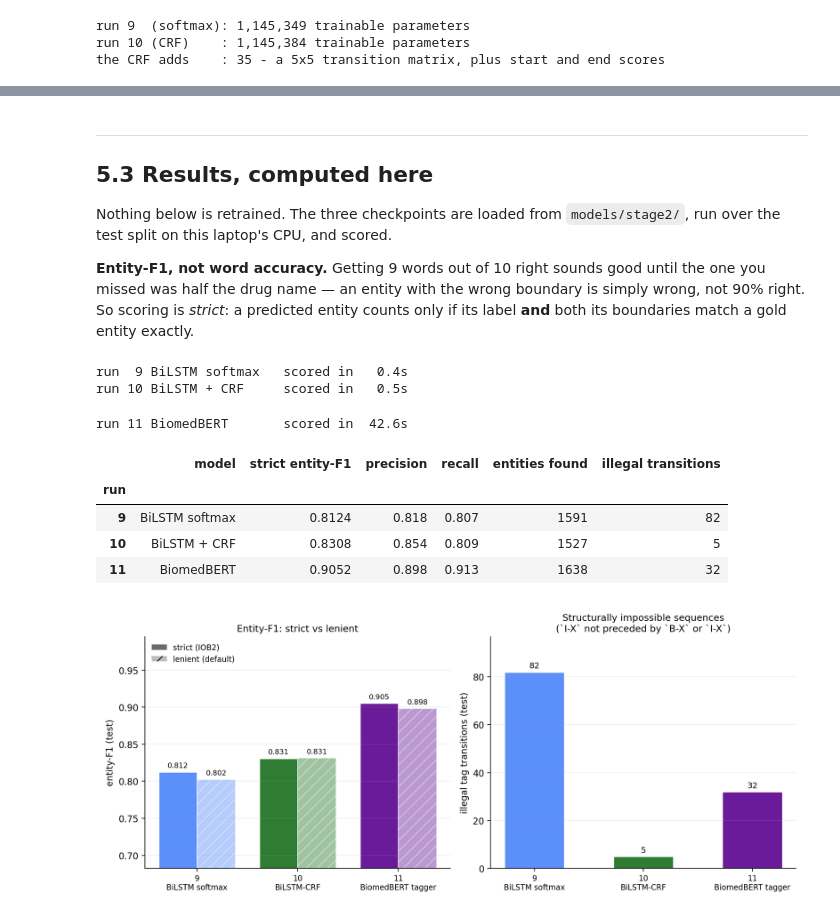
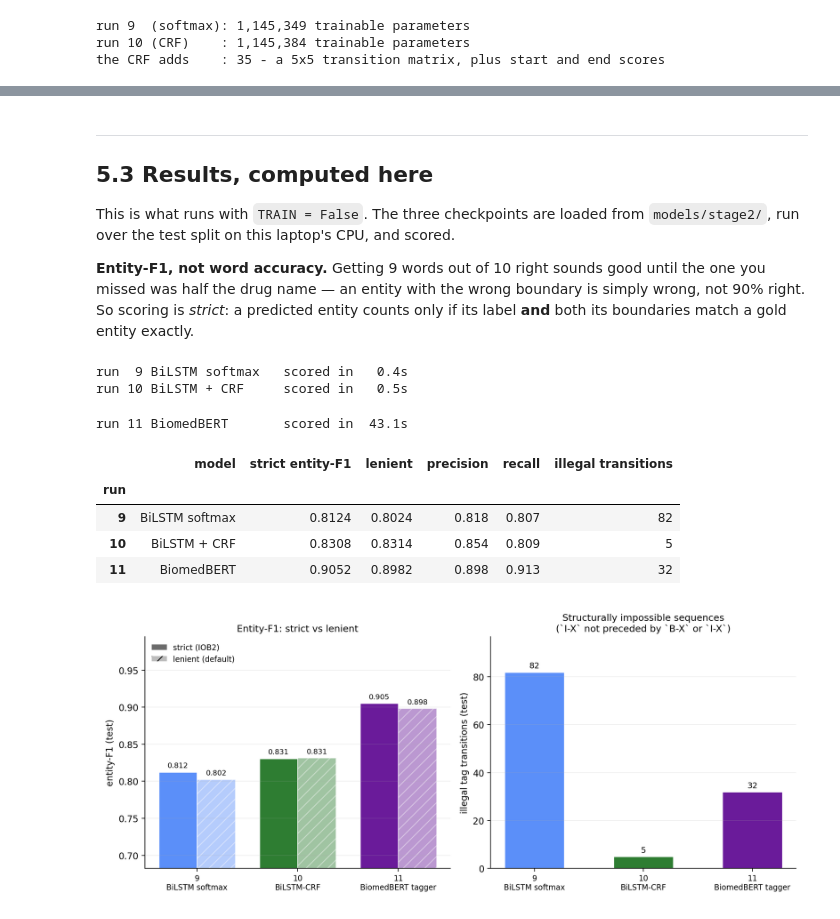
Before and after one commit to sifatul-islam-onik/ADE-Sentinel, a Jupyter notebook: notebooks/05_stage2_tagging.ipynb, the cells around one changed output, grey strips where cells are left out. Saved outputs shown, nothing was run; the diff lists cells and outputs as text; code cells hidden in the pictures.

```diff
--- a/notebooks/05_stage2_tagging.ipynb
+++ b/notebooks/05_stage2_tagging.ipynb
@@ -161,8 +530,8 @@ is how run 11 stays comparable with the word-level BiLSTMs.
 
 ## 5.3 Results, computed here
 
-Nothing below is retrained. The three checkpoints are loaded from `models/stage2/`, run over
-the test split on this laptop's CPU, and scored.
+This is what runs with `TRAIN = False`. The three checkpoints are loaded from
+`models/stage2/`, run over the test split on this laptop's CPU, and scored.
 
 **Entity-F1, not word accuracy.** Getting 9 words out of 10 right sounds good until the one
 you missed was half the drug name — an entity with the wrong boundary is simply wrong, not
@@ -170,34 +539,34 @@ you missed was half the drug name — an entity with the wrong boundary is simpl
 its boundaries match a gold entity exactly.
 # %%
 import time
-from src.bio import entity_f1
+from src.bio import entity_metrics
 from src.pipeline import load_tagger
 
 results = {}
 for run, label in [("9", "BiLSTM softmax"), ("10", "BiLSTM + CRF"), ("11", "BiomedBERT")]:
     t0 = time.perf_counter()
     predicted = load_tagger(run).tag(words)
-    scores = entity_f1(gold, predicted)
+    scores = entity_metrics(gold, predicted)
     results[run] = {
         "model": label,
-        "strict entity-F1": round(scores["f1"], 4),
-        "precision": round(scores["precision"], 3),
-        "recall": round(scores["recall"], 3),
-        "entities found": scores["predicted_entities"],
-        "illegal transitions": sum(count_illegal_transitions(p) for p in predicted),
+        "strict entity-F1": round(scores["entity_f1_strict"], 4),
+        "lenient": round(scores["entity_f1_lenient"], 4),
+        "precision": round(scores["entity_precision_strict"], 3),
+        "recall": round(scores["entity_recall_strict"], 3),
+        "illegal transitions": scores["illegal_transitions"],
     }
     print(f"run {run:>2s} {label:16s} scored in {time.perf_counter() - t0:5.1f}s")
 
 pd.DataFrame(results).T.rename_axis("run")
 # %% [output]
 run  9 BiLSTM softmax   scored in   0.4s
 run 10 BiLSTM + CRF     scored in   0.5s
-run 11 BiomedBERT       scored in  42.6s
+run 11 BiomedBERT       scored in  43.1s
-|  | model | strict entity-F1 | precision | recall | entities found | illegal transitions |
+|  | model | strict entity-F1 | lenient | precision | recall | illegal transitions |
 | run |  |  |  |  |  |  |
-| 9 | BiLSTM softmax | 0.8124 | 0.818 | 0.807 | 1591 | 82 |
-| 10 | BiLSTM + CRF | 0.8308 | 0.854 | 0.809 | 1527 | 5 |
-| 11 | BiomedBERT | 0.9052 | 0.898 | 0.913 | 1638 | 32 |
+| 9 | BiLSTM softmax | 0.8124 | 0.8024 | 0.818 | 0.807 | 82 |
+| 10 | BiLSTM + CRF | 0.8308 | 0.8314 | 0.854 | 0.809 | 5 |
+| 11 | BiomedBERT | 0.9052 | 0.8982 | 0.898 | 0.913 | 32 |
 # %%
 from IPython.display import Image
 Image(filename=str(ROOT / "results" / "figures" / "stage2_crf.png"))
```
Also changed, not shown: parts of 13 cells of this notebook, 11 other files.
